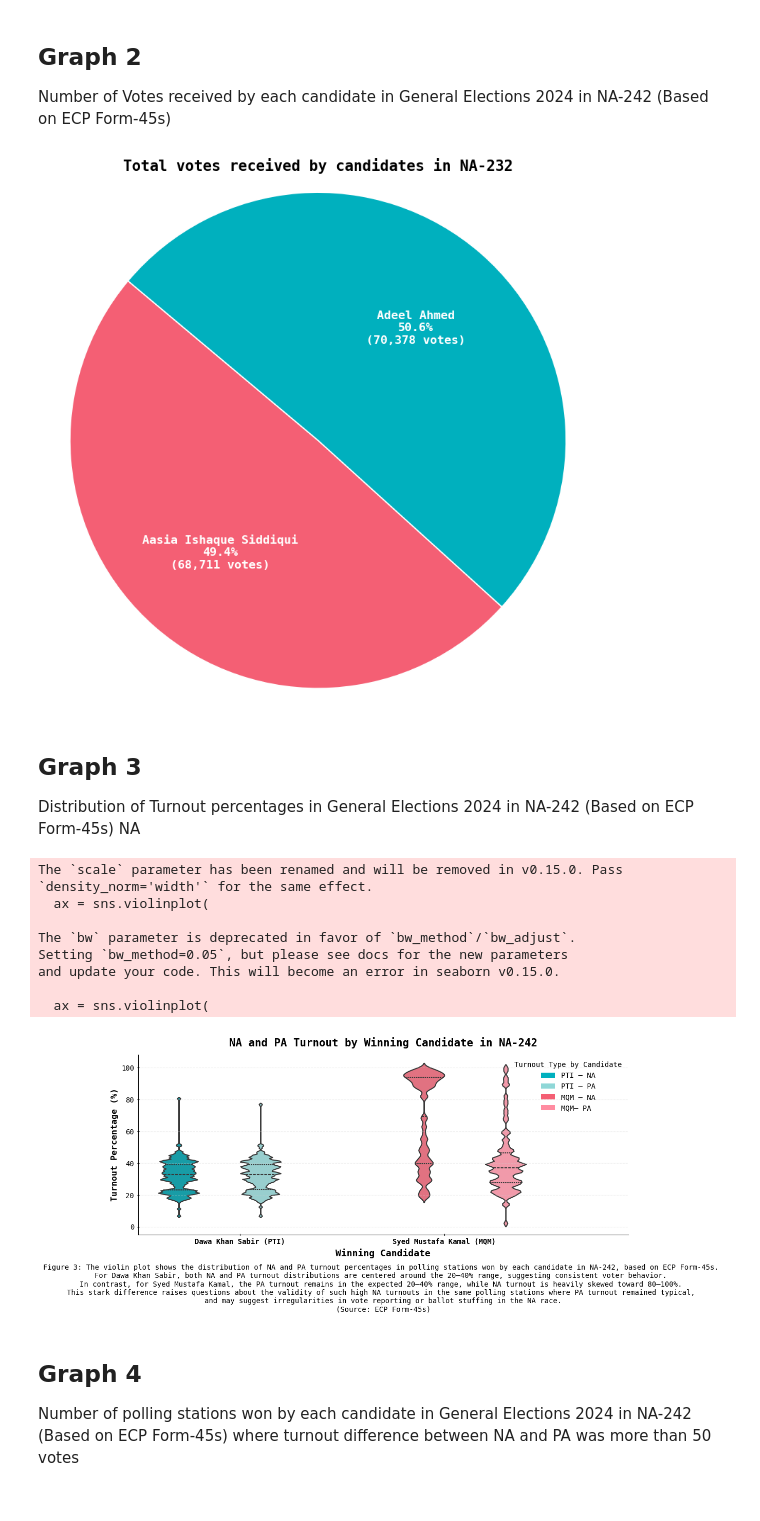
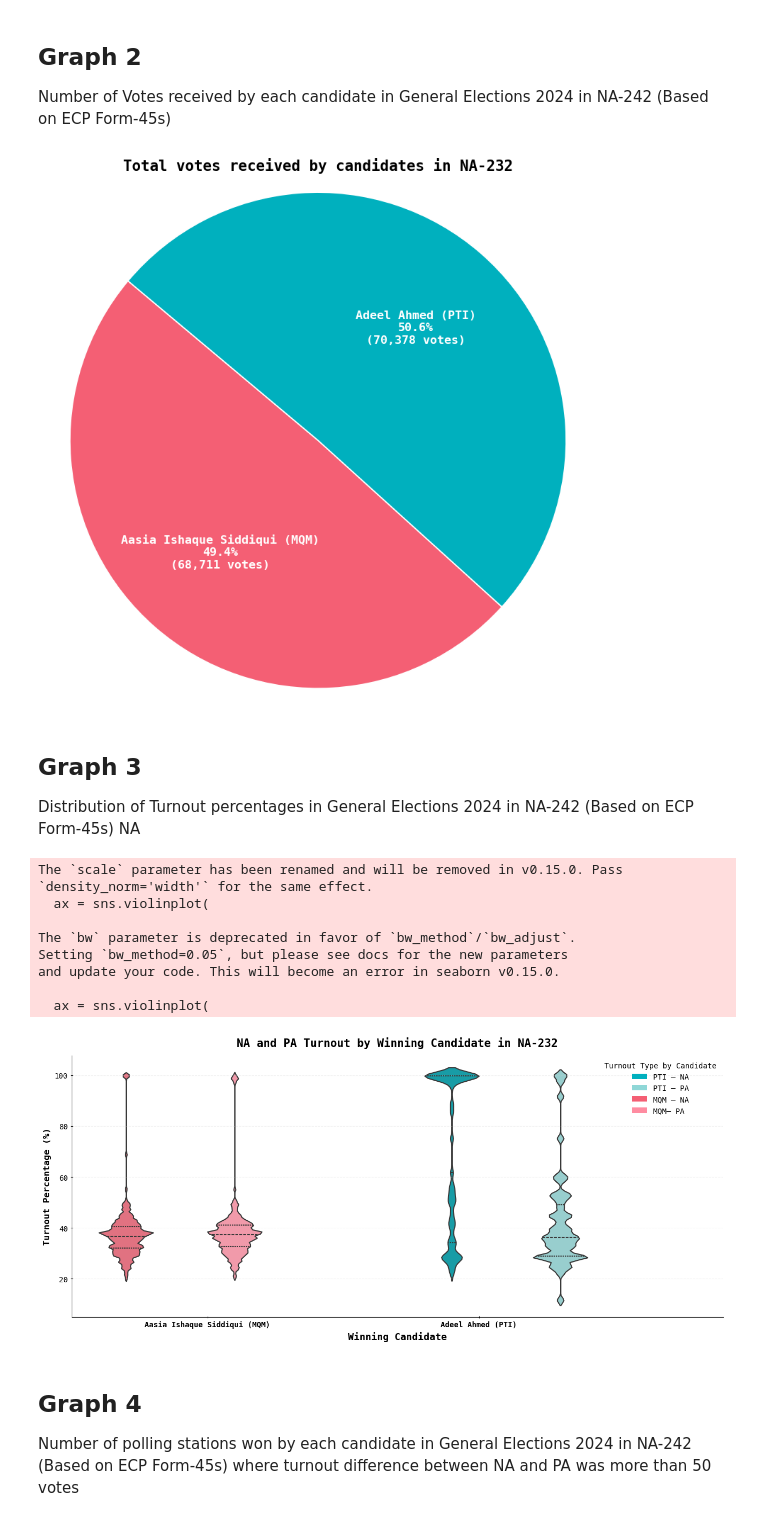
Before and after one commit to Aamil-Khan-Mahar/Karachi-NA, a Jupyter notebook: NA232/NA232.ipynb, the cells around one changed output. Cells and saved outputs as stored; diff of their text form; code cells hidden in the pictures.

```diff
--- a/NA232/NA232.ipynb
+++ b/NA232/NA232.ipynb
@@ -101,10 +97,10 @@ data_232['PTI_VOTES_ECP'] = pd.to_numeric(data_232['PTI_VOTES_ECP'], errors='coe
 
 # Sum the votes
 data_232_votes_ecp = data_232[['OPP_VOTES_ECP', 'PTI_VOTES_ECP']].sum()
-data_232_votes_ecp.index = ['Aasia Ishaque Siddiqui', 'Adeel Ahmed']
+data_232_votes_ecp.index = ['Aasia Ishaque Siddiqui (MQM)', 'Adeel Ahmed (PTI)']
 candidate_colors = {
-    'Aasia Ishaque Siddiqui': pink,
-    'Adeel Ahmed': blue
+    'Aasia Ishaque Siddiqui (MQM)': pink,
+    'Adeel Ahmed (PTI)': blue
 }
 colors = [candidate_colors[name] for name in data_232_votes_ecp.index]
 labels = data_232_votes_ecp.index
@@ -144,7 +140,7 @@ plt.tight_layout()
 plt.savefig('./Graphs/Figure_2.png', dpi=600, bbox_inches='tight')
 plt.show()
 # %% [output]
-[figure, old version]
+[figure, new version]
 # %% [markdown]
 ## **Graph 3**
 Distribution of Turnout percentages in General Elections 2024 in NA-242 (Based on ECP Form-45s) NA
@@ -157,14 +153,16 @@ df_long = df_long.melt(
     value_name='Turnout Percentage'
     )
 df_long['Turnout Type'] = df_long['Turnout Type'].str.replace('TURNOUT_', '').str.replace('_PERCENTAGE_ECP', '')
+df_long['Turnout Percentage'] = df_long['Turnout Percentage'].replace('#VALUE!', np.nan)
 df_long['Turnout Percentage'] = df_long['Turnout Percentage'].astype(float)
+df_long.dropna(inplace=True)
 
 # Define colors for the violin plot
 palette = {
-    ('Dawa Khan Sabir (PTI)', 'NA'): blue,
-    ('Dawa Khan Sabir (PTI)', 'PA'): light_blue,
-    ('Syed Mustafa Kamal (MQM)', 'NA'): pink,
-    ('Syed Mustafa Kamal (MQM)', 'PA'): light_pink
+    ('Adeel Ahmed (PTI)', 'NA'): blue,
+    ('Adeel Ahmed (PTI)', 'PA'): light_blue,
+    ('Aasia Ishaque Siddiqui (MQM)', 'NA'): pink,
+    ('Aasia Ishaque Siddiqui (MQM)', 'PA'): light_pink
 }
 df_long['Hue Group'] = list(zip(df_long['WINNER_ECP'], df_long['Turnout Type']))
 plt.figure(figsize=(13, 6))
@@ -197,34 +195,34 @@ legend_elements = [
     Patch(facecolor=light_pink, label='MQM– PA')
 ]
 ax.legend(handles=legend_elements, title='Turnout Type by Candidate', loc='upper right', frameon=False)
 
 # plt.text(
 #     0.5, -0.3,
 #     'Figure 3: The violin plot shows the distribution of NA and PA turnout percentages in polling stations won by each candidate in NA-232, based on ECP Form-45s. \n'
 #     'For Dawa Khan Sabir, both NA and PA turnout distributions are centered around the 20–40% range, suggesting consistent voter behavior. \n'
 #     'In contrast, for Syed Mustafa Kamal, the PA turnout remains in the expected 20–40% range, while NA turnout is heavily skewed toward 80–100%. \n'
 #     'This stark difference raises questions about the validity of such high NA turnouts in the same polling stations where PA turnout remained typical, \n'
 #     'and may suggest irregularities in vote reporting or ballot stuffing in the NA race.\n(Source: ECP Form-45s)',
 #     fontsize=10,
 #     ha='center',
 #     va='center',
 #     wrap=False,
 #     transform=ax.transAxes
 # )
 
 plt.tight_layout()
 plt.savefig('./Graphs/Figure_3.png', dpi=600, bbox_inches='tight')
 plt.show()
 # %% [output]
 The `scale` parameter has been renamed and will be removed in v0.15.0. Pass `density_norm='width'` for the same effect.
   ax = sns.violinplot(
 
 The `bw` parameter is deprecated in favor of `bw_method`/`bw_adjust`.
 Setting `bw_method=0.05`, but please see docs for the new parameters
 and update your code. This will become an error in seaborn v0.15.0.
 
   ax = sns.violinplot(
-[figure, old version]
+[figure, new version]
 # %% [markdown]
 ## **Graph 4**
 Number of polling stations won by each candidate in General Elections 2024 in NA-242 (Based on ECP Form-45s) where turnout difference between NA and PA was more than 50 votes
```
Also changed, not shown: parts of 9 cells of this notebook, 9 other files.
